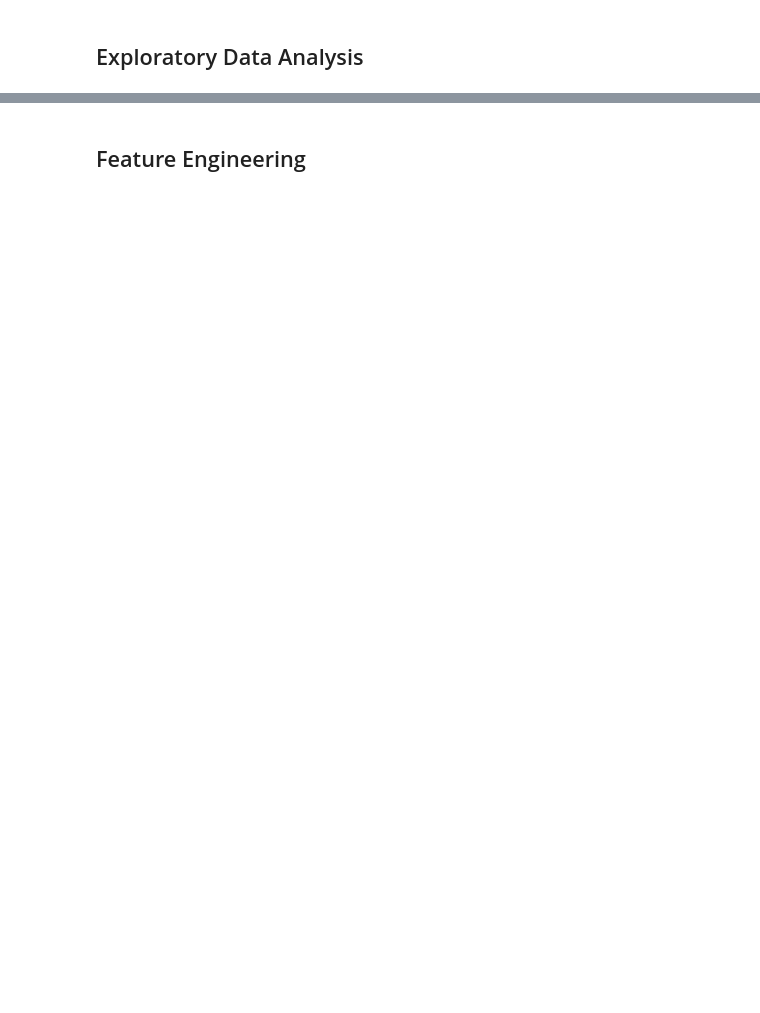
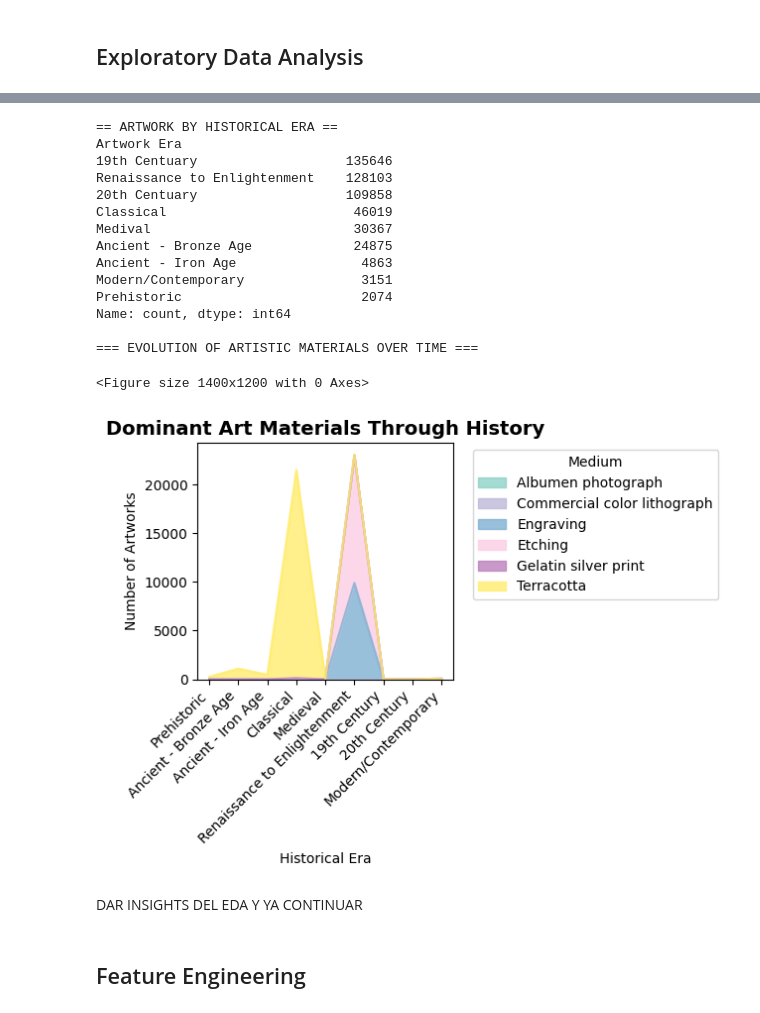
Before and after one commit to RosellaAM/Production-ML-Showcase, a Jupyter notebook: CuratorAI/analysis/curator_ai.ipynb, the cells around one changed output, grey strips where cells are left out. Cells and saved outputs as stored; diff of their text form; code cells hidden in the pictures; blank space fills up the shorter version.

```diff
--- a/CuratorAI/analysis/curator_ai.ipynb
+++ b/CuratorAI/analysis/curator_ai.ipynb
@@ -283,2 +270,69 @@ SyntaxError: incomplete input (2480348760.py, line 13)
+# %%
+# Artworks by eras
+def categorized_by_centuary(begin_date):
+    if begin_date < -4000:
+        return 'Prehistoric'
+    elif -4000 <= begin_date < -1200:
+        return 'Ancient - Bronze Age'
+    elif -800 <= begin_date < 500:
+        return 'Classical'
+    elif 500 <= begin_date < 1500:
+        return 'Medival'
+    elif 1500 <= begin_date < 1800:
+        return 'Renaissance to Enlightenment'
+    elif 1800 <= begin_date < 1900:
+        return '19th Centuary'
+    elif 1900 <= begin_date < 2000:
+        return '20th Centuary'
+    elif begin_date >= 2000:
+        return 'Modern/Contemporary'
+    else:
+        return 'Ancient - Iron Age'
+
+data['Artwork Era'] = data['Object Begin Date'].apply(categorized_by_centuary)
+col = data.pop('Artwork Era')
+data.insert(5, 'Artwork Era', col)
+print('\n== ARTWORK BY HISTORICAL ERA ==')
+print(data['Artwork Era'].value_counts())
+
+# Evolution of mediums by eras
+print("\n=== EVOLUTION OF ARTISTIC MATERIALS OVER TIME ===")
+top_6_mediums = data['Medium'].value_counts().head(6).index
+evolution_data = data[data['Medium'].isin(top_6_mediums)]
+
+# Create timeline data
+timeline = evolution_data.groupby(['Artwork Era', 'Medium']).size().unstack(fill_value=0)
+era_order = ['Prehistoric', 'Ancient - Bronze Age', 'Ancient - Iron Age', 'Classical', 'Medieval', 'Renaissance to Enlightenment', '19th Century', '20th Century', 'Modern/Contemporary']
+timeline = timeline.reindex(era_order)
+
+plt.figure(figsize=(14, 12))
+timeline.plot(kind='area', stacked=True, colormap='Set3', alpha=0.8)
+plt.title('Dominant Art Materials Through History', fontweight='bold', fontsize=14)
+plt.xlabel('Historical Era')
+plt.ylabel('Number of Artworks')
+plt.legend(bbox_to_anchor=(1.05, 1), loc='upper left', title='Medium', frameon=True)
+plt.xticks(range(len(era_order)), era_order, rotation=45, ha='right')
+plt.tight_layout()
+plt.subplots_adjust()
+plt.show()
+# %% [output]
+== ARTWORK BY HISTORICAL ERA ==
+Artwork Era
+19th Centuary                   135646
+Renaissance to Enlightenment    128103
+20th Centuary                   109858
+Classical                        46019
+Medival                          30367
+Ancient - Bronze Age             24875
+Ancient - Iron Age                4863
+Modern/Contemporary               3151
+Prehistoric                       2074
+Name: count, dtype: int64
+
+=== EVOLUTION OF ARTISTIC MATERIALS OVER TIME ===
+<Figure size 1400x1200 with 0 Axes>
+[figure, added]
+# %% [markdown]
+DAR INSIGHTS DEL EDA Y YA CONTINUAR
 # %% [markdown]
 ## Feature Engineering
```
Also changed, not shown: parts of 2 cells of this notebook.
